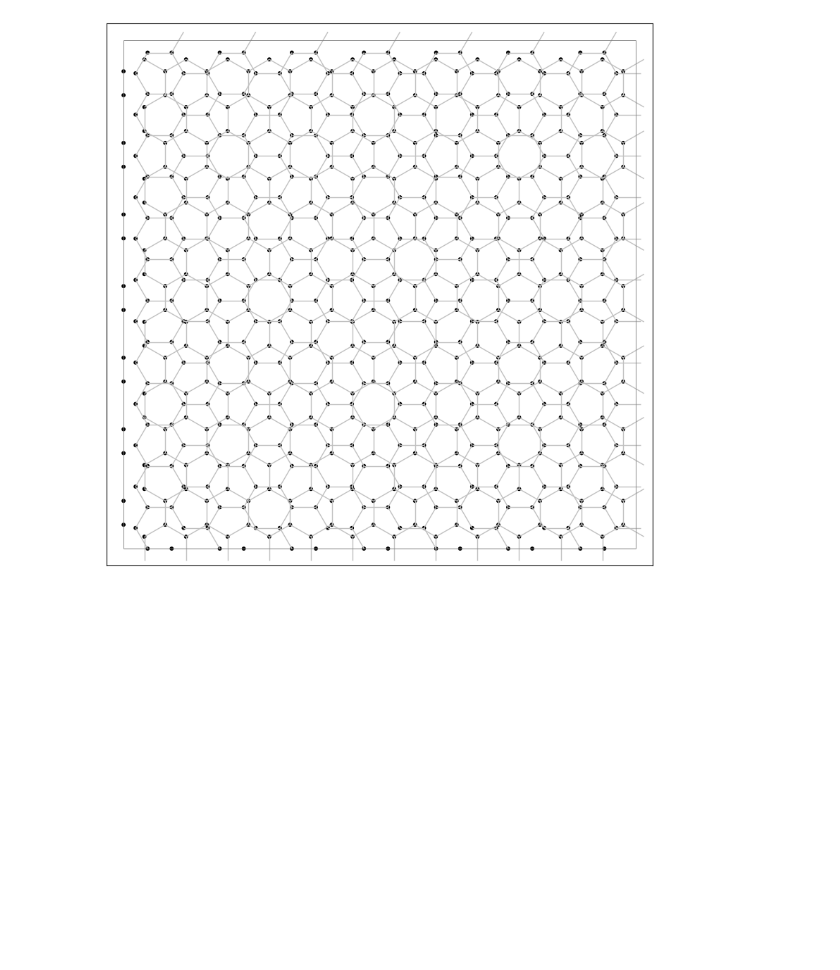
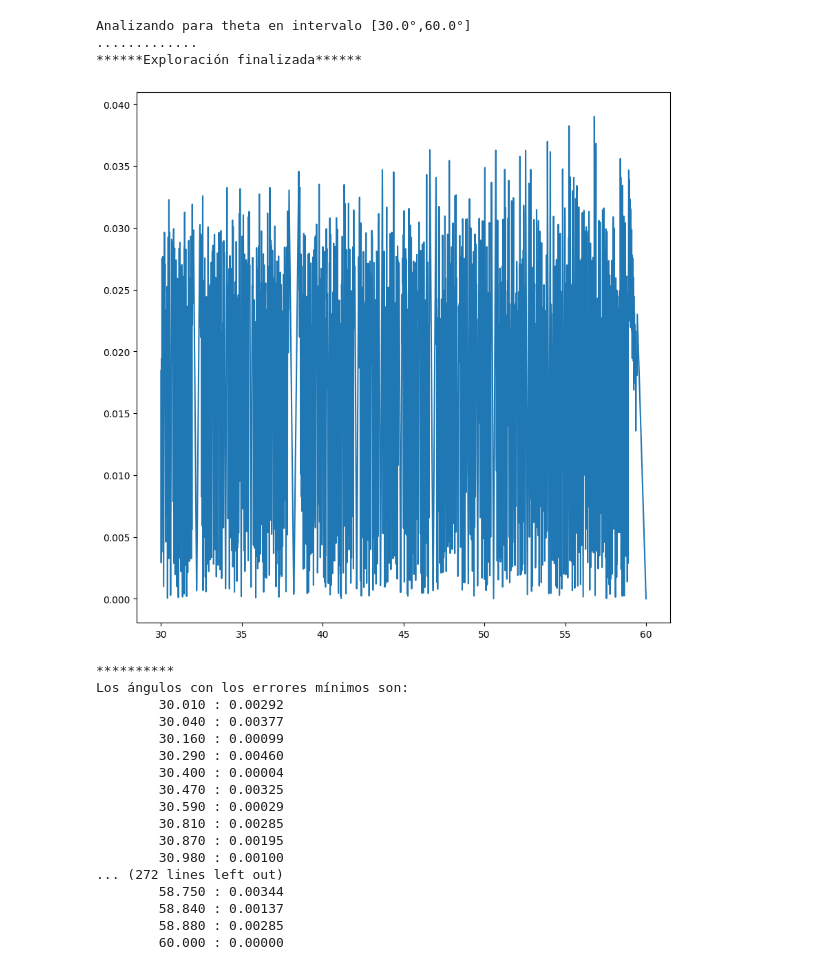
Before and after one commit to OssielAg/SS-SuperCel, a Jupyter notebook: Pruebas.ipynb, the cells around one changed output. Saved outputs shown, nothing was run; the diff lists cells and outputs as text; code cells hidden in the pictures; blank space fills up the shorter version.

```diff
--- a/Pruebas.ipynb
+++ b/Pruebas.ipynb
@@ -14,4 +6,24 @@ red3=superMesh((30,0),(0,30),[red1,red2])
-# %%
-red3.showme()
-# %% [output]
-[figure, removed]
+# %%
+l = analiza(red1,red2,roAng=(30.0,60.0),mor=60,accuracy=2)
+# %% [output]
+Analizando para theta en intervalo [30.0°,60.0°]
+.............
+******Exploración finalizada******
+[figure, added]
+**********
+Los ángulos con los errores mínimos son:
+        30.010 : 0.00292
+        30.040 : 0.00377
+        30.160 : 0.00099
+        30.290 : 0.00460
+        30.400 : 0.00004
+        30.470 : 0.00325
+        30.590 : 0.00029
+        30.810 : 0.00285
+        30.870 : 0.00195
+        30.980 : 0.00100
+... (272 lines left out)
+        58.750 : 0.00344
+        58.840 : 0.00137
+        58.880 : 0.00285
+        60.000 : 0.00000
```
Also changed, not shown: parts of 7 cells of this notebook, 2 other files.
